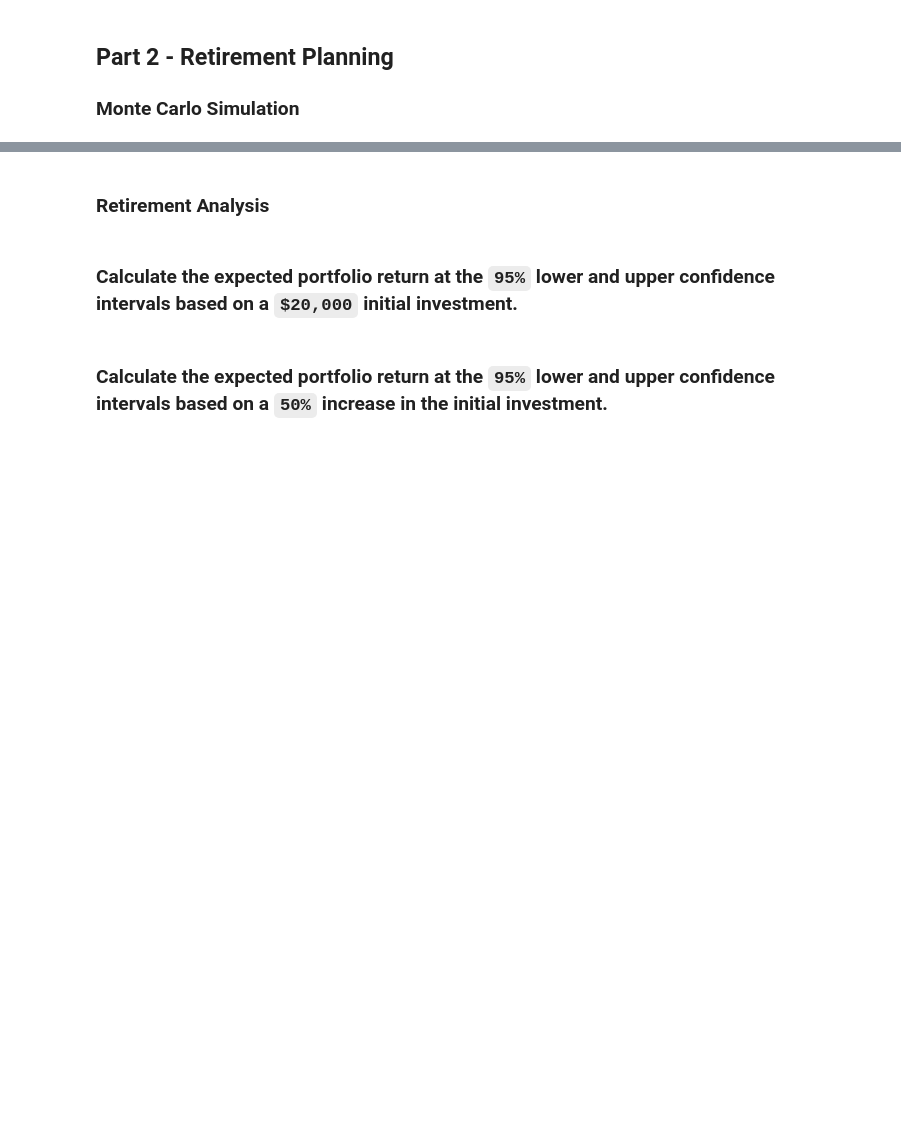
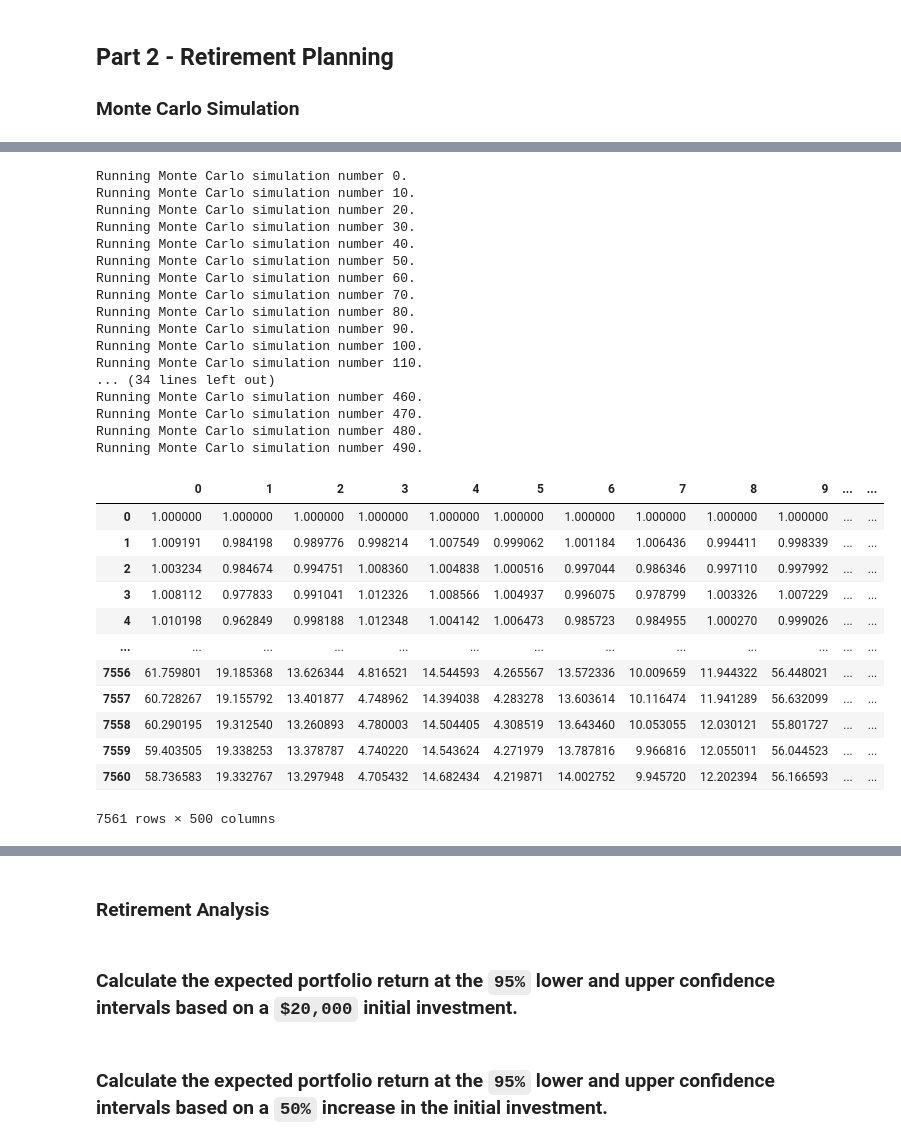
Before and after one commit to mmfsb/APIs_Homework, a Jupyter notebook: Starter_Code/financial-planner.ipynb, the cells around one changed output, grey strips where cells are left out. Cells and saved outputs as stored; diff of their text form; code cells hidden in the pictures; blank space fills up the shorter version.

```diff
--- a/Starter_Code/financial-planner.ipynb
+++ b/Starter_Code/financial-planner.ipynb
@@ -239,3 +276,34 @@ df_stock_data.head()
 # %%
-# Configuring a Monte Carlo simulation to forecast 30 years cumulative returns
-# YOUR CODE HERE!
+# Running a Monte Carlo simulation to forecast 30 years cumulative returns
+MC_thirty_year.calc_cumulative_return()
+# %% [output]
+Running Monte Carlo simulation number 0.
+Running Monte Carlo simulation number 10.
+Running Monte Carlo simulation number 20.
+Running Monte Carlo simulation number 30.
+Running Monte Carlo simulation number 40.
+Running Monte Carlo simulation number 50.
+Running Monte Carlo simulation number 60.
+Running Monte Carlo simulation number 70.
+Running Monte Carlo simulation number 80.
+Running Monte Carlo simulation number 90.
+Running Monte Carlo simulation number 100.
+Running Monte Carlo simulation number 110.
+... (34 lines left out)
+Running Monte Carlo simulation number 460.
+Running Monte Carlo simulation number 470.
+Running Monte Carlo simulation number 480.
+Running Monte Carlo simulation number 490.
+|  | 0 | 1 | 2 | 3 | 4 | 5 | 6 | 7 | 8 | 9 | ... | ... |
+| 0 | 1.000000 | 1.000000 | 1.000000 | 1.000000 | 1.000000 | 1.000000 | 1.000000 | 1.000000 | 1.000000 | 1.000000 | ... | ... |
+| 1 | 1.009191 | 0.984198 | 0.989776 | 0.998214 | 1.007549 | 0.999062 | 1.001184 | 1.006436 | 0.994411 | 0.998339 | ... | ... |
+| 2 | 1.003234 | 0.984674 | 0.994751 | 1.008360 | 1.004838 | 1.000516 | 0.997044 | 0.986346 | 0.997110 | 0.997992 | ... | ... |
+| 3 | 1.008112 | 0.977833 | 0.991041 | 1.012326 | 1.008566 | 1.004937 | 0.996075 | 0.978799 | 1.003326 | 1.007229 | ... | ... |
+| 4 | 1.010198 | 0.962849 | 0.998188 | 1.012348 | 1.004142 | 1.006473 | 0.985723 | 0.984955 | 1.000270 | 0.999026 | ... | ... |
+| ... | ... | ... | ... | ... | ... | ... | ... | ... | ... | ... | ... | ... |
+| 7556 | 61.759801 | 19.185368 | 13.626344 | 4.816521 | 14.544593 | 4.265567 | 13.572336 | 10.009659 | 11.944322 | 56.448021 | ... | ... |
+| 7557 | 60.728267 | 19.155792 | 13.401877 | 4.748962 | 14.394038 | 4.283278 | 13.603614 | 10.116474 | 11.941289 | 56.632099 | ... | ... |
+| 7558 | 60.290195 | 19.312540 | 13.260893 | 4.780003 | 14.504405 | 4.308519 | 13.643460 | 10.053055 | 12.030121 | 55.801727 | ... | ... |
+| 7559 | 59.403505 | 19.338253 | 13.378787 | 4.740220 | 14.543624 | 4.271979 | 13.787816 | 9.966816 | 12.055011 | 56.044523 | ... | ... |
+| 7560 | 58.736583 | 19.332767 | 13.297948 | 4.705432 | 14.682434 | 4.219871 | 14.002752 | 9.945720 | 12.202394 | 56.166593 | ... | ... |
+7561 rows × 500 columns
```
Also changed, not shown: parts of 17 cells of this notebook.
